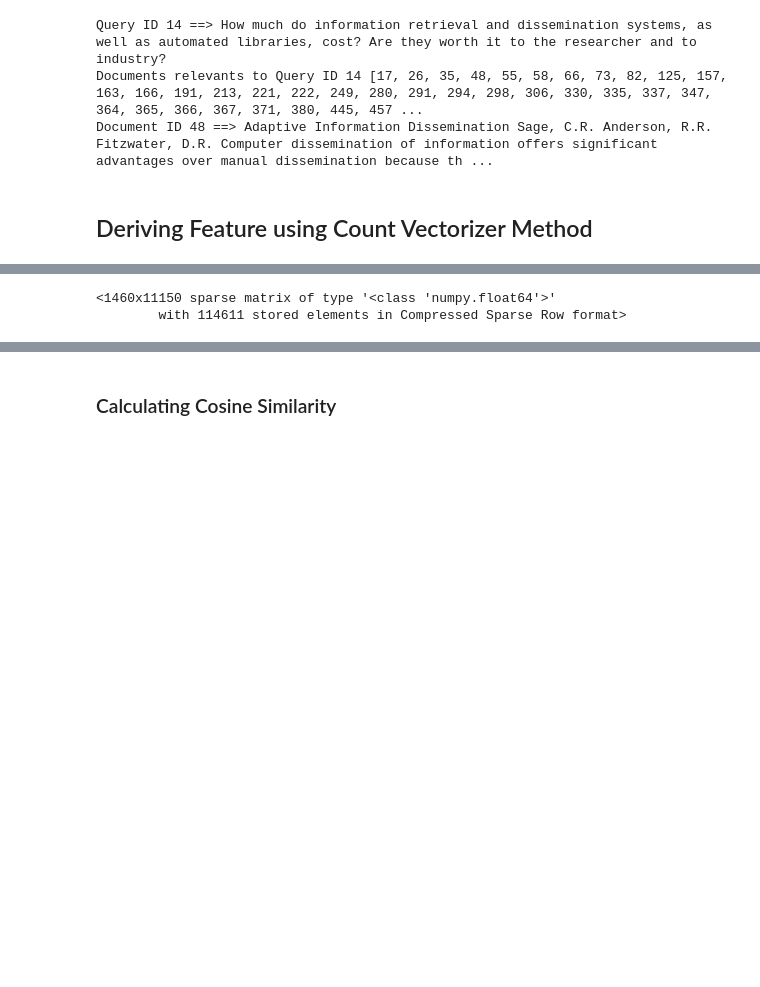
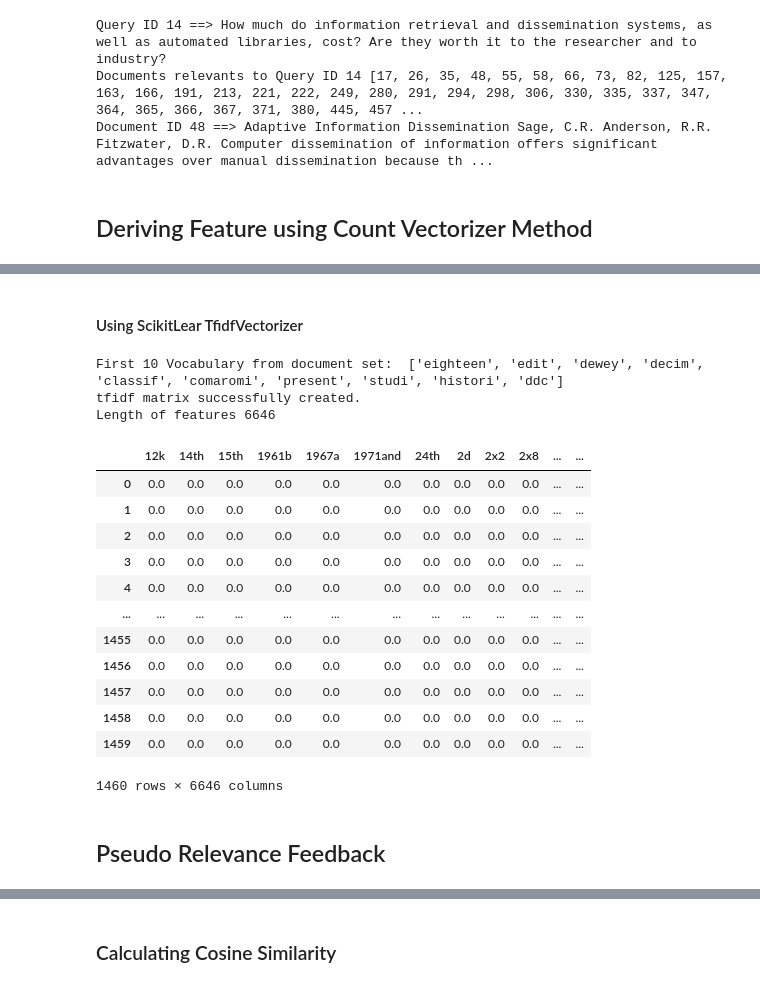
Before and after one commit to bits-mtech/IR, a Jupyter notebook: IR_Assignment_1_Group082.ipynb, the cells around one changed output, grey strips where cells are left out. Drawn from its saved outputs; the diff is of its cells as text; code cells hidden in the pictures; blank space fills up the shorter version.

```diff
--- a/IR_Assignment_1_Group082.ipynb
+++ b/IR_Assignment_1_Group082.ipynb
@@ -274,9 +370,32 @@ tf_idf
-# %%
-#we will use Scikit-Learn's TfidfVectorizer, which operates similarly to CountVectorizer
-vec = TfidfVectorizer(norm=None) # Do not normalize.
-vec.fit(series) # This determines the vocabulary.
-tf_idf_sparse = vec.transform(series)
-tf_idf_sparse
-# %% [output]
-<1460x11150 sparse matrix of type '<class 'numpy.float64'>'
-        with 114611 stored elements in Compressed Sparse Row format>
+# %% [markdown]
+#### Using ScikitLear TfidfVectorizer
+# %%
+tfidf_vectorizor = TfidfVectorizer(decode_error='replace', strip_accents='unicode', analyzer='word',
+                                       stop_words='english', ngram_range=(1, 1),
+                                       norm='l2', use_idf=True, smooth_idf=True, sublinear_tf=True,)
+X_tf = tfidf_vectorizor.fit_transform(data['process_text'])
+features = tfidf_vectorizor.get_feature_names()
+df_tf = pd.DataFrame(X_tf.todense(), columns=features)
+print('First 10 Vocabulary from document set: ',list(tfidf_vectorizor.vocabulary_.keys())[:10])
+print('tfidf matrix successfully created.','\nLength of features',len(features))
+
+df_tf
+# %% [output]
+First 10 Vocabulary from document set:  ['eighteen', 'edit', 'dewey', 'decim', 'classif', 'comaromi', 'present', 'studi', 'histori', 'ddc']
+tfidf matrix successfully created.
+Length of features 6646
+|  | 12k | 14th | 15th | 1961b | 1967a | 1971and | 24th | 2d | 2x2 | 2x8 | ... | ... |
+| 0 | 0.0 | 0.0 | 0.0 | 0.0 | 0.0 | 0.0 | 0.0 | 0.0 | 0.0 | 0.0 | ... | ... |
+| 1 | 0.0 | 0.0 | 0.0 | 0.0 | 0.0 | 0.0 | 0.0 | 0.0 | 0.0 | 0.0 | ... | ... |
+| 2 | 0.0 | 0.0 | 0.0 | 0.0 | 0.0 | 0.0 | 0.0 | 0.0 | 0.0 | 0.0 | ... | ... |
+| 3 | 0.0 | 0.0 | 0.0 | 0.0 | 0.0 | 0.0 | 0.0 | 0.0 | 0.0 | 0.0 | ... | ... |
+| 4 | 0.0 | 0.0 | 0.0 | 0.0 | 0.0 | 0.0 | 0.0 | 0.0 | 0.0 | 0.0 | ... | ... |
+| ... | ... | ... | ... | ... | ... | ... | ... | ... | ... | ... | ... | ... |
+| 1455 | 0.0 | 0.0 | 0.0 | 0.0 | 0.0 | 0.0 | 0.0 | 0.0 | 0.0 | 0.0 | ... | ... |
+| 1456 | 0.0 | 0.0 | 0.0 | 0.0 | 0.0 | 0.0 | 0.0 | 0.0 | 0.0 | 0.0 | ... | ... |
+| 1457 | 0.0 | 0.0 | 0.0 | 0.0 | 0.0 | 0.0 | 0.0 | 0.0 | 0.0 | 0.0 | ... | ... |
+| 1458 | 0.0 | 0.0 | 0.0 | 0.0 | 0.0 | 0.0 | 0.0 | 0.0 | 0.0 | 0.0 | ... | ... |
+| 1459 | 0.0 | 0.0 | 0.0 | 0.0 | 0.0 | 0.0 | 0.0 | 0.0 | 0.0 | 0.0 | ... | ... |
+1460 rows × 6646 columns
+# %% [markdown]
+## Pseudo Relevance Feedback
```
Also changed, not shown: parts of 28 cells of this notebook.
